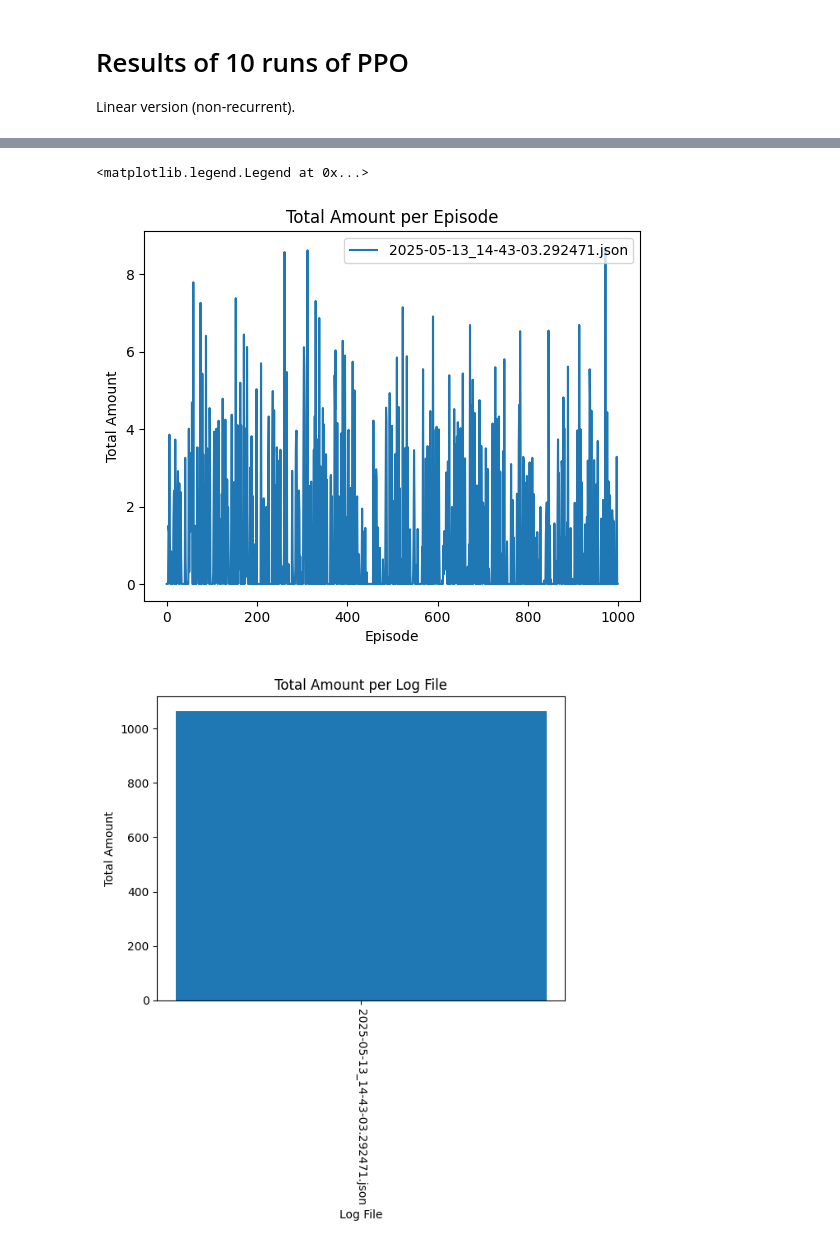
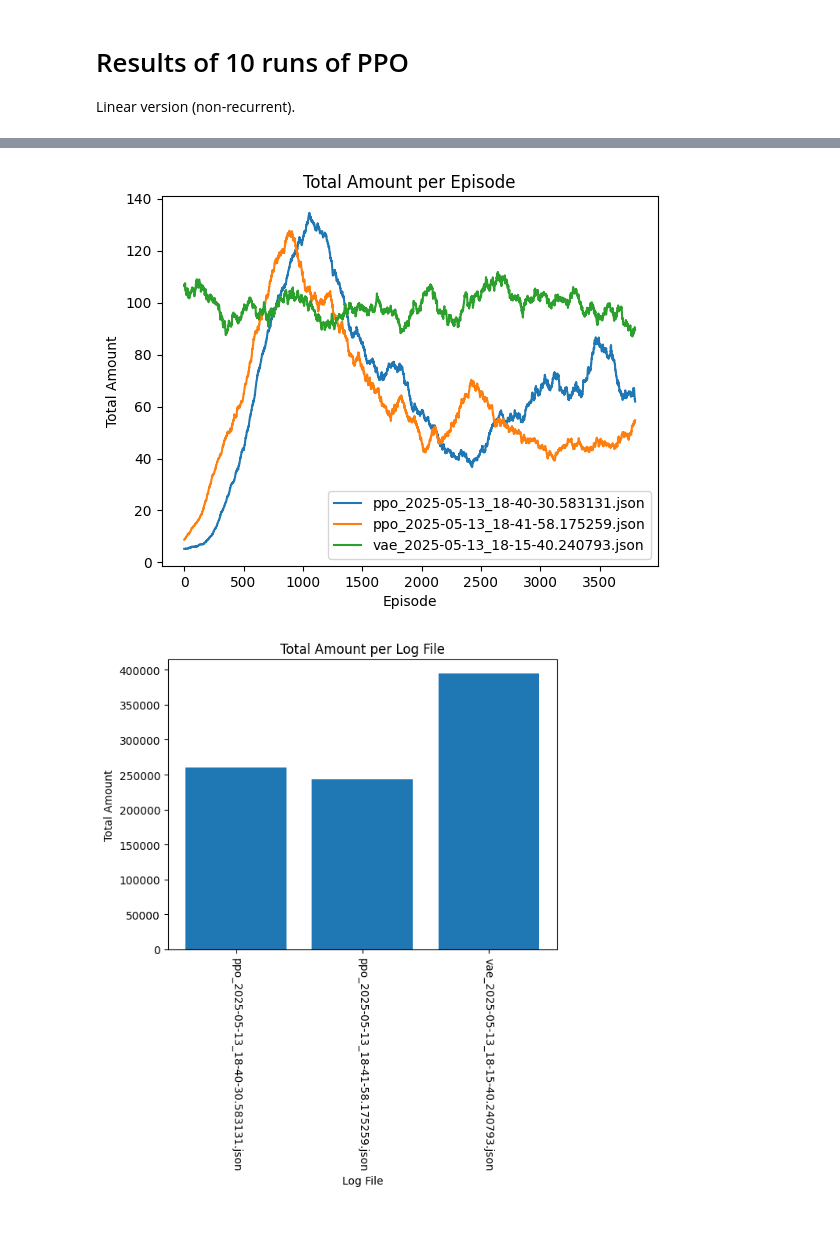
Before and after one commit to FaramirHurin/RL_Attack_September24, a Jupyter notebook: plots.ipynb, the cells around one changed output, grey strips where cells are left out. Cells and saved outputs as stored; diff of their text form; code cells hidden in the pictures.

```diff
--- a/plots.ipynb
+++ b/plots.ipynb
@@ -55,9 +55,12 @@ def get_logs(file_path: str):
     with open(file_path, "rb") as f:
         episodes = orjson.loads(f.read())
     logs = list[LogItem]()
-    for e_dict in episodes[:1000]:
+    for e_dict in episodes[:4000]:
         assert isinstance(e_dict, dict)
-        e_dict.pop("score")
+        try:
+            e_dict.pop("score")
+        except:
+            DEBUG=0
         for key, value in e_dict.items():
             if isinstance(value, list):
                 e_dict[key] = [np.array(l) for l in value]
@@ -69,14 +72,14 @@ import matplotlib.pyplot as plt
 import os
 
 logs = dict[str, list[LogItem]]()
-for log_file in os.listdir("logs/ppo"):
-    logs[log_file] = get_logs(os.path.join("logs", "ppo", log_file))
+for log_file in os.listdir("logs/tests"):
+    logs[log_file] = get_logs(os.path.join("logs/tests",  log_file)) #"ppo",
 
 for path, log in logs.items():
     amounts = [t.total_amount for t in log]
     # Compute the moving average over 50 episodes
-    # window_size = 50
-    # amounts = np.convolve(amounts, np.ones(window_size) / window_size, mode='valid')
+    window_size = 200
+    amounts = np.convolve(amounts, np.ones(window_size) / window_size, mode='valid')
     plt.plot(amounts, label=path)
 
 plt.xlabel("Episode")
@@ -102,5 +91,4 @@ WARNING:root:There are 1 transitions but 0 terminals. Padding with 0s.
-<matplotlib.legend.Legend at 0x...>
-[figure, old version]
+[figure, new version]
 # %%
 amounts = []
 labels = []
@@ -114,7 +102,7 @@ plt.title("Total Amount per Log File")
 plt.xticks(rotation=-90)
 plt.show()
 # %% [output]
-[figure, old version]
+[figure, new version]
 # %%
 import numpy as np
 all_amounts = []
```
Also changed, not shown: parts of 4 cells of this notebook, 1 other file.
